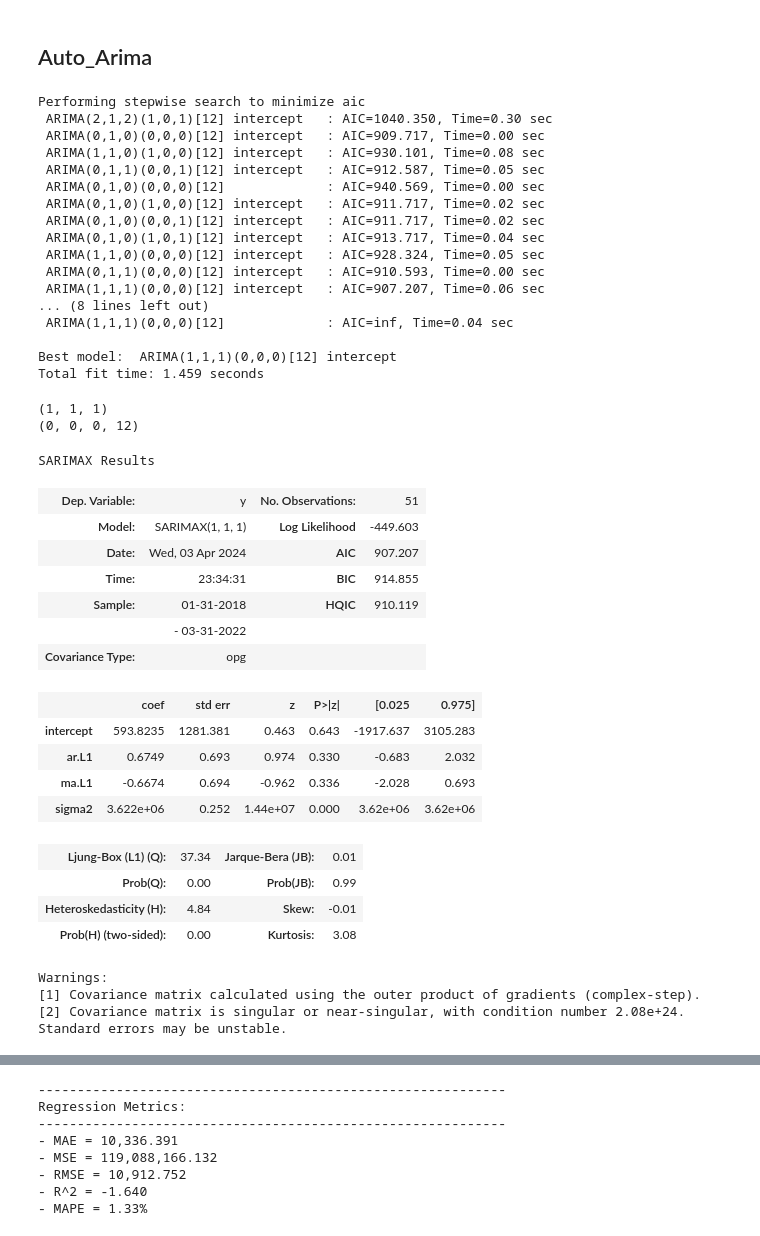
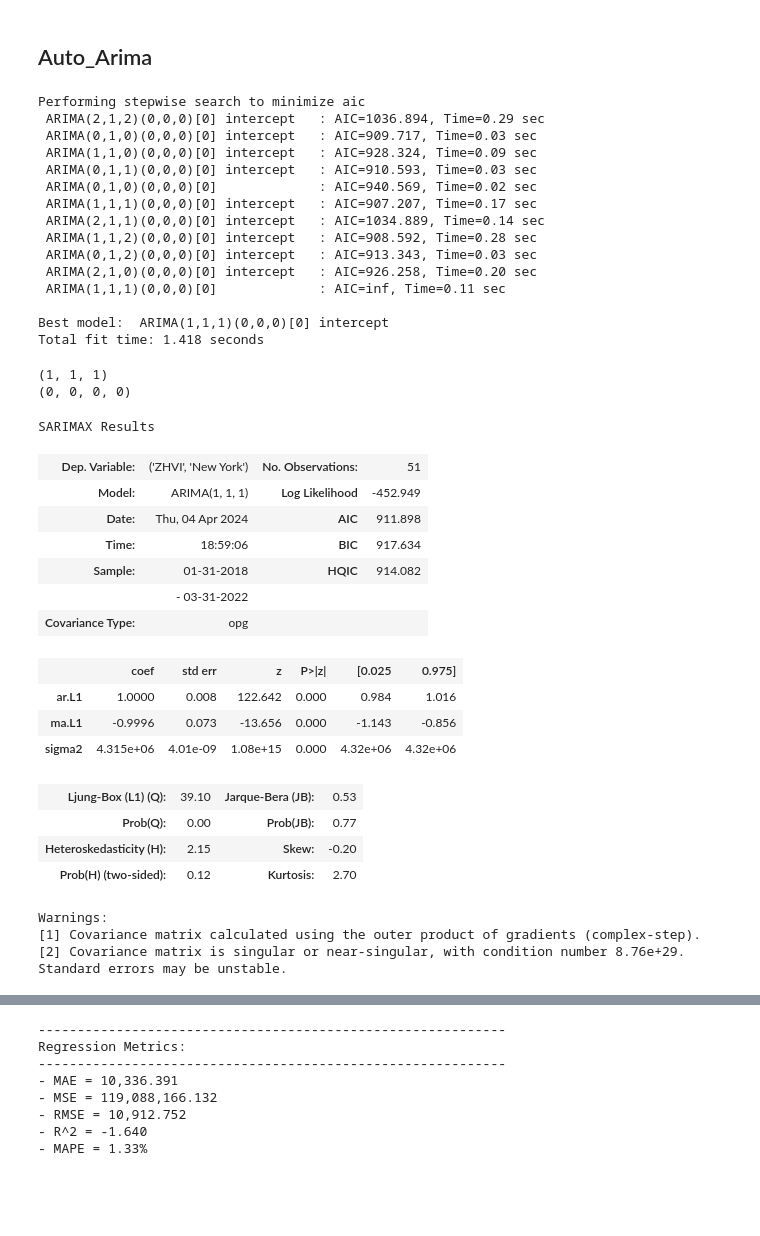
Before and after one commit to ruelanthonyb/Gridsearch-SARIMA-Models--Core-, a Jupyter notebook: Gridsearch SARIMA Models (Core).ipynb, the cells around one changed output, grey strips where cells are left out. Cells and saved outputs as stored; diff of their text form; code cells hidden in the pictures; blank space fills up the shorter version.

```diff
--- a/Gridsearch SARIMA Models (Core).ipynb
+++ b/Gridsearch SARIMA Models (Core).ipynb
@@ -640,58 +652,57 @@ import pmdarima as pm
 # Default auto_arima will select model based on AIC score
 auto_model = pm.auto_arima(
     train,
-    seasonal=True,
-    m=12,
+    seasonal=False,
     trace=True
 )
 # %% [output]
 Performing stepwise search to minimize aic
- ARIMA(2,1,2)(1,0,1)[12] intercept   : AIC=1040.350, Time=0.30 sec
- ARIMA(0,1,0)(0,0,0)[12] intercept   : AIC=909.717, Time=0.00 sec
- ARIMA(1,1,0)(1,0,0)[12] intercept   : AIC=930.101, Time=0.08 sec
- ARIMA(0,1,1)(0,0,1)[12] intercept   : AIC=912.587, Time=0.05 sec
- ARIMA(0,1,0)(0,0,0)[12]             : AIC=940.569, Time=0.00 sec
- ARIMA(0,1,0)(1,0,0)[12] intercept   : AIC=911.717, Time=0.02 sec
- ARIMA(0,1,0)(0,0,1)[12] intercept   : AIC=911.717, Time=0.02 sec
- ARIMA(0,1,0)(1,0,1)[12] intercept   : AIC=913.717, Time=0.04 sec
- ARIMA(1,1,0)(0,0,0)[12] intercept   : AIC=928.324, Time=0.05 sec
- ARIMA(0,1,1)(0,0,0)[12] intercept   : AIC=910.593, Time=0.00 sec
- ARIMA(1,1,1)(0,0,0)[12] intercept   : AIC=907.207, Time=0.06 sec
-... (8 lines left out)
- ARIMA(1,1,1)(0,0,0)[12]             : AIC=inf, Time=0.04 sec
+ ARIMA(2,1,2)(0,0,0)[0] intercept   : AIC=1036.894, Time=0.29 sec
+ ARIMA(0,1,0)(0,0,0)[0] intercept   : AIC=909.717, Time=0.03 sec
+ ARIMA(1,1,0)(0,0,0)[0] intercept   : AIC=928.324, Time=0.09 sec
+ ARIMA(0,1,1)(0,0,0)[0] intercept   : AIC=910.593, Time=0.03 sec
+ ARIMA(0,1,0)(0,0,0)[0]             : AIC=940.569, Time=0.02 sec
+ ARIMA(1,1,1)(0,0,0)[0] intercept   : AIC=907.207, Time=0.17 sec
+ ARIMA(2,1,1)(0,0,0)[0] intercept   : AIC=1034.889, Time=0.14 sec
+ ARIMA(1,1,2)(0,0,0)[0] intercept   : AIC=908.592, Time=0.28 sec
+ ARIMA(0,1,2)(0,0,0)[0] intercept   : AIC=913.343, Time=0.03 sec
+ ARIMA(2,1,0)(0,0,0)[0] intercept   : AIC=926.258, Time=0.20 sec
+ ARIMA(1,1,1)(0,0,0)[0]             : AIC=inf, Time=0.11 sec
 
-Best model:  ARIMA(1,1,1)(0,0,0)[12] intercept
-Total fit time: 1.459 seconds
+Best model:  ARIMA(1,1,1)(0,0,0)[0] intercept
+Total fit time: 1.418 seconds
 # %%
 # the auto_arima will store our best nonseasonal and seasonal orders separtely
 print(auto_model.order)
 print(auto_model.seasonal_order)
 # %% [output]
 (1, 1, 1)
-(0, 0, 0, 12)
+(0, 0, 0, 0)
 # %%
+# Try auto_arima orders
+auto_sarima = tsa.ARIMA(train, order = auto_model.order, seasonal_order=auto_model.seasonal_order).fit()
+
 # Obtain summary of the best model from auto_arima
-auto_model.summary()
+auto_sarima.summary()
 # %% [output]
 SARIMAX Results
-| Dep. Variable: | y | No. Observations: | 51 |
-| Model: | SARIMAX(1, 1, 1) | Log Likelihood | -449.603 |
-| Date: | Wed, 03 Apr 2024 | AIC | 907.207 |
-| Time: | 23:34:31 | BIC | 914.855 |
-| Sample: | 01-31-2018 | HQIC | 910.119 |
+| Dep. Variable: | ('ZHVI', 'New York') | No. Observations: | 51 |
+| Model: | ARIMA(1, 1, 1) | Log Likelihood | -452.949 |
+| Date: | Thu, 04 Apr 2024 | AIC | 911.898 |
+| Time: | 18:59:06 | BIC | 917.634 |
+| Sample: | 01-31-2018 | HQIC | 914.082 |
 |  | - 03-31-2022 |  |  |
 | Covariance Type: | opg |  |  |
 |  | coef | std err | z | P>|z| | [0.025 | 0.975] |
-| intercept | 593.8235 | 1281.381 | 0.463 | 0.643 | -1917.637 | 3105.283 |
-| ar.L1 | 0.6749 | 0.693 | 0.974 | 0.330 | -0.683 | 2.032 |
-| ma.L1 | -0.6674 | 0.694 | -0.962 | 0.336 | -2.028 | 0.693 |
-| sigma2 | 3.622e+06 | 0.252 | 1.44e+07 | 0.000 | 3.62e+06 | 3.62e+06 |
+| ar.L1 | 1.0000 | 0.008 | 122.642 | 0.000 | 0.984 | 1.016 |
+| ma.L1 | -0.9996 | 0.073 | -13.656 | 0.000 | -1.143 | -0.856 |
+| sigma2 | 4.315e+06 | 4.01e-09 | 1.08e+15 | 0.000 | 4.32e+06 | 4.32e+06 |
-| Ljung-Box (L1) (Q): | 37.34 | Jarque-Bera (JB): | 0.01 |
-| Prob(Q): | 0.00 | Prob(JB): | 0.99 |
-| Heteroskedasticity (H): | 4.84 | Skew: | -0.01 |
-| Prob(H) (two-sided): | 0.00 | Kurtosis: | 3.08 |
+| Ljung-Box (L1) (Q): | 39.10 | Jarque-Bera (JB): | 0.53 |
+| Prob(Q): | 0.00 | Prob(JB): | 0.77 |
+| Heteroskedasticity (H): | 2.15 | Skew: | -0.20 |
+| Prob(H) (two-sided): | 0.12 | Kurtosis: | 2.70 |
 Warnings:
 [1] Covariance matrix calculated using the outer product of gradients (complex-step).
-[2] Covariance matrix is singular or near-singular, with condition number 2.08e+24. Standard errors may be unstable.
+[2] Covariance matrix is singular or near-singular, with condition number 8.76e+29. Standard errors may be unstable.
 # %%
 # Obtain diagnostic plots
```
Also changed, not shown: parts of 13 cells of this notebook.
